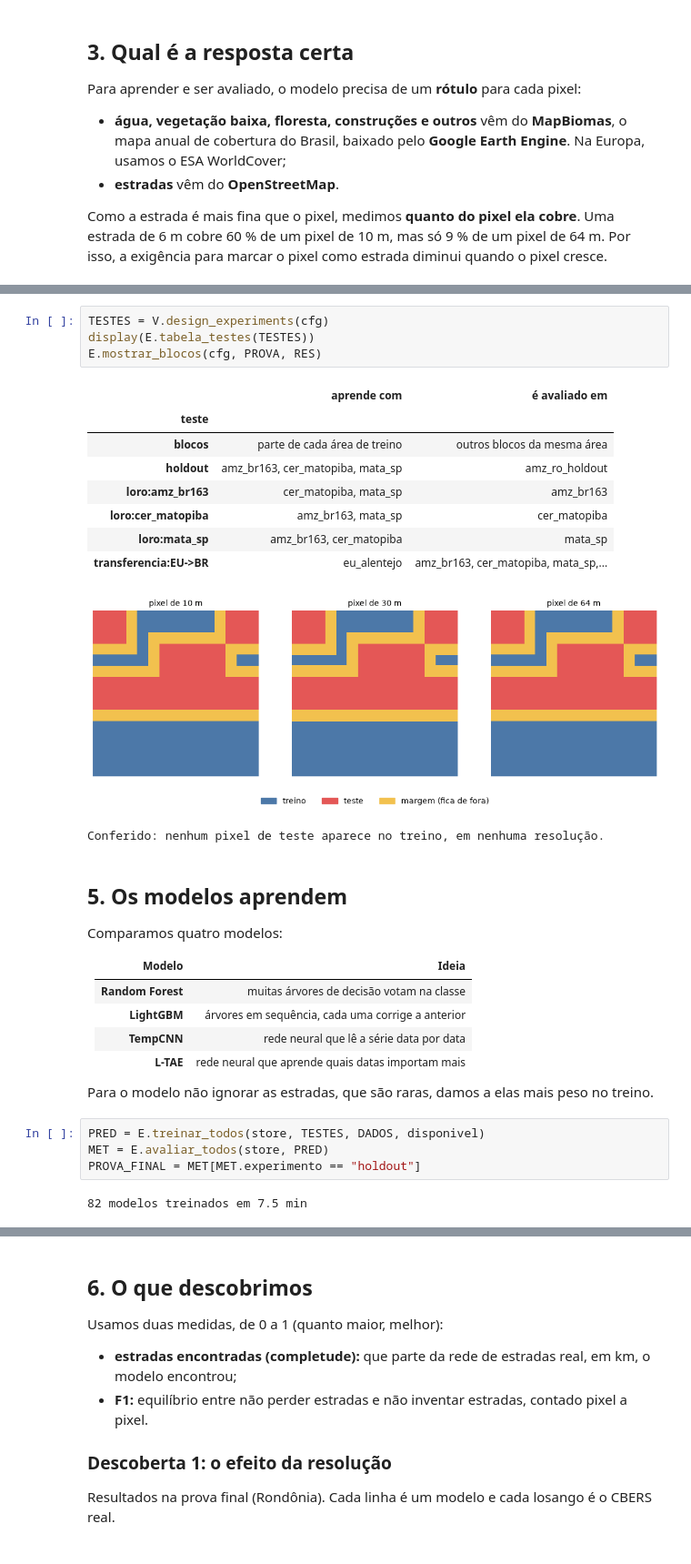
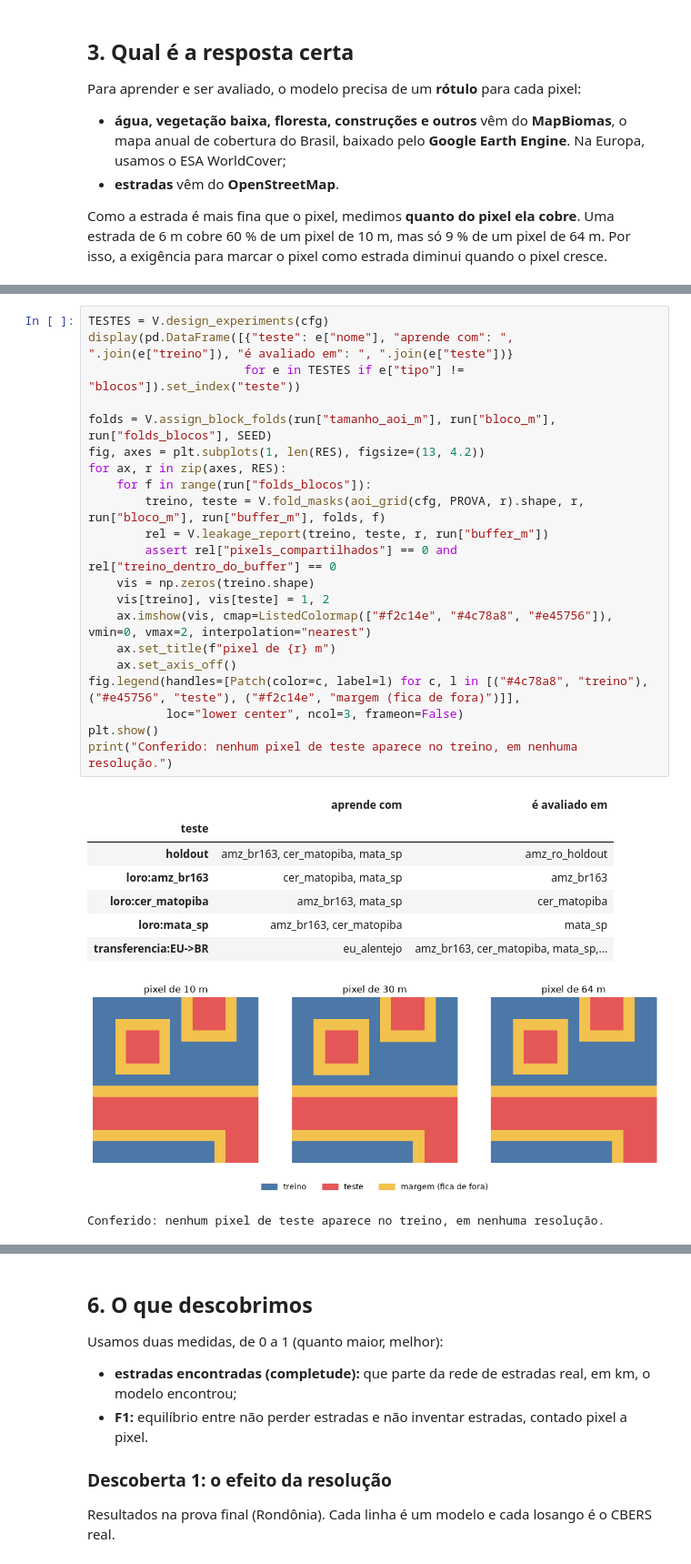
Before and after one commit to luizafcamerini/GeoAI-Semantic-Segmentation-Amazonia-Roads, a Jupyter notebook: classificacao_terreno_br.ipynb, the cells around one changed output, grey strips where cells are left out. Shown at 91% size. Saved outputs shown, nothing was run; the diff lists cells and outputs as text.

```diff
--- a/classificacao_terreno_br.ipynb
+++ b/classificacao_terreno_br.ipynb
@@ -120,36 +181,33 @@ Pixels vizinhos são quase iguais. Se um vai para o treino e o vizinho para o te
 
 Em todos os casos, **a nota vem sempre de áreas brasileiras**.
-# %%
-TESTES = V.design_experiments(cfg)
-display(E.tabela_testes(TESTES))
-E.mostrar_blocos(cfg, PROVA, RES)
-# %% [output]
-|  | aprende com | é avaliado em |
-| teste |  |  |
-| blocos | parte de cada área de treino | outros blocos da mesma área |
-| holdout | amz_br163, cer_matopiba, mata_sp | amz_ro_holdout |
-| loro:amz_br163 | cer_matopiba, mata_sp | amz_br163 |
-| loro:cer_matopiba | amz_br163, mata_sp | cer_matopiba |
-| loro:mata_sp | amz_br163, cer_matopiba | mata_sp |
-| transferencia:EU->BR | eu_alentejo | amz_br163, cer_matopiba, mata_sp,... |
-[figure, removed]
-Conferido: nenhum pixel de teste aparece no treino, em nenhuma resolução.
-# %% [markdown]
-## 5. Os modelos aprendem
-
-Comparamos quatro modelos:
-
-| Modelo | Ideia |
-|---|---|
-| **Random Forest** | muitas árvores de decisão votam na classe |
-| **LightGBM** | árvores em sequência, cada uma corrige a anterior |
-| **TempCNN** | rede neural que lê a série data por data |
-| **L-TAE** | rede neural que aprende quais datas importam mais |
-
-Para o modelo não ignorar as estradas, que são raras, damos a elas mais peso no treino.
-# %%
-PRED = E.treinar_todos(store, TESTES, DADOS, disponivel)
-MET = E.avaliar_todos(store, PRED)
-PROVA_FINAL = MET[MET.experimento == "holdout"]
-# %% [output]
-82 modelos treinados em 7.5 min
+# %%
+TESTES = V.design_experiments(cfg)
+display(pd.DataFrame([{"teste": e["nome"], "aprende com": ", ".join(e["treino"]), "é avaliado em": ", ".join(e["teste"])}
+                      for e in TESTES if e["tipo"] != "blocos"]).set_index("teste"))
+
+folds = V.assign_block_folds(run["tamanho_aoi_m"], run["bloco_m"], run["folds_blocos"], SEED)
+fig, axes = plt.subplots(1, len(RES), figsize=(13, 4.2))
+for ax, r in zip(axes, RES):
+    for f in range(run["folds_blocos"]):
+        treino, teste = V.fold_masks(aoi_grid(cfg, PROVA, r).shape, r, run["bloco_m"], run["buffer_m"], folds, f)
+        rel = V.leakage_report(treino, teste, r, run["buffer_m"])
+        assert rel["pixels_compartilhados"] == 0 and rel["treino_dentro_do_buffer"] == 0
+    vis = np.zeros(treino.shape)
+    vis[treino], vis[teste] = 1, 2
+    ax.imshow(vis, cmap=ListedColormap(["#f2c14e", "#4c78a8", "#e45756"]), vmin=0, vmax=2, interpolation="nearest")
+    ax.set_title(f"pixel de {r} m")
+    ax.set_axis_off()
+fig.legend(handles=[Patch(color=c, label=l) for c, l in [("#4c78a8", "treino"), ("#e45756", "teste"), ("#f2c14e", "margem (fica de fora)")]],
+           loc="lower center", ncol=3, frameon=False)
+plt.show()
+print("Conferido: nenhum pixel de teste aparece no treino, em nenhuma resolução.")
+# %% [output]
+|  | aprende com | é avaliado em |
+| teste |  |  |
+| holdout | amz_br163, cer_matopiba, mata_sp | amz_ro_holdout |
+| loro:amz_br163 | cer_matopiba, mata_sp | amz_br163 |
+| loro:cer_matopiba | amz_br163, mata_sp | cer_matopiba |
+| loro:mata_sp | amz_br163, cer_matopiba | mata_sp |
+| transferencia:EU->BR | eu_alentejo | amz_br163, cer_matopiba, mata_sp,... |
+[figure, added]
+Conferido: nenhum pixel de teste aparece no treino, em nenhuma resolução.
```
Also changed, not shown: parts of 38 cells of this notebook, 2 other files.
